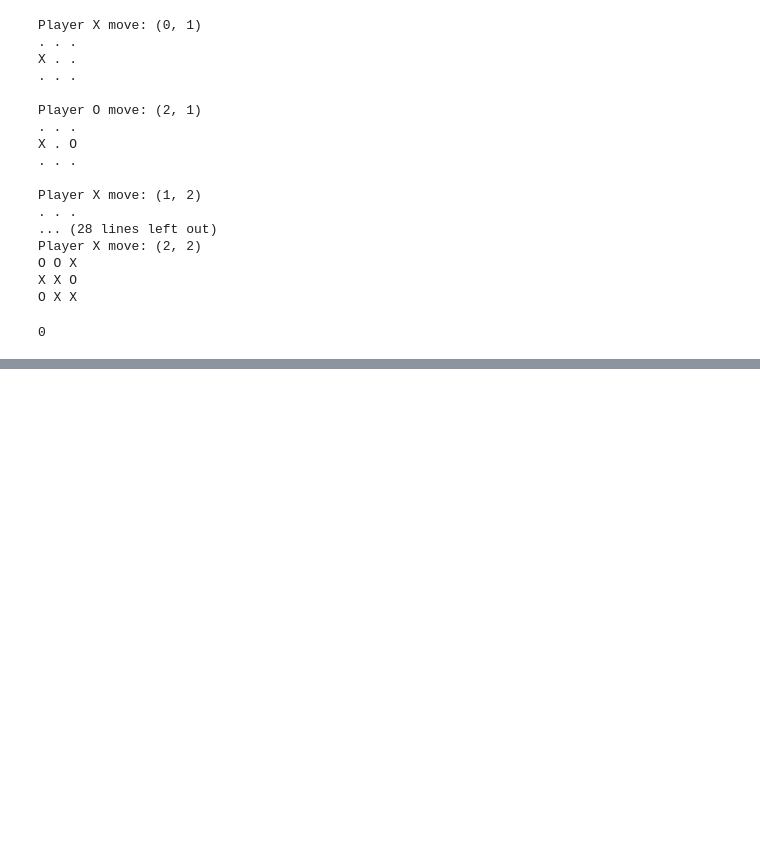
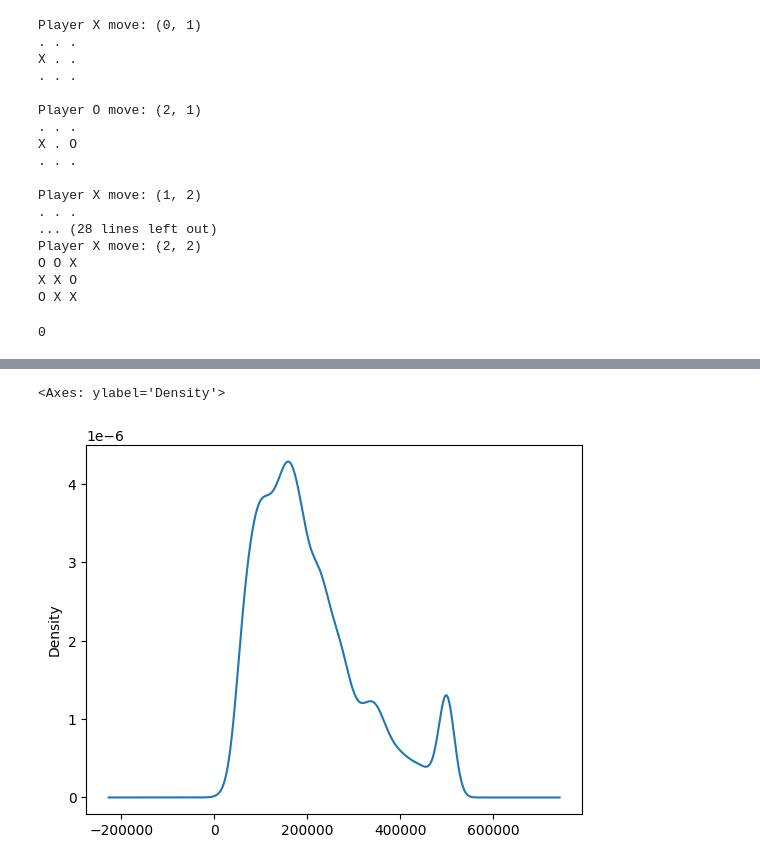
Before and after one commit to GunisheetySukruti/AIML_52152, a Jupyter notebook: AIML_Lab.ipynb, the cells around one changed output, grey strips where cells are left out. Cells and saved outputs as stored; diff of their text form; code cells hidden in the pictures; blank space fills up the shorter version.

```diff
--- a/AIML_Lab.ipynb
+++ b/AIML_Lab.ipynb
@@ -353,0 +422,5 @@ O X X
+# %%
+df['median_house_value'].plot.density()
+# %% [output]
+<Axes: ylabel='Density'>
+[figure, added]
```
Also changed, not shown: parts of 37 cells of this notebook.
